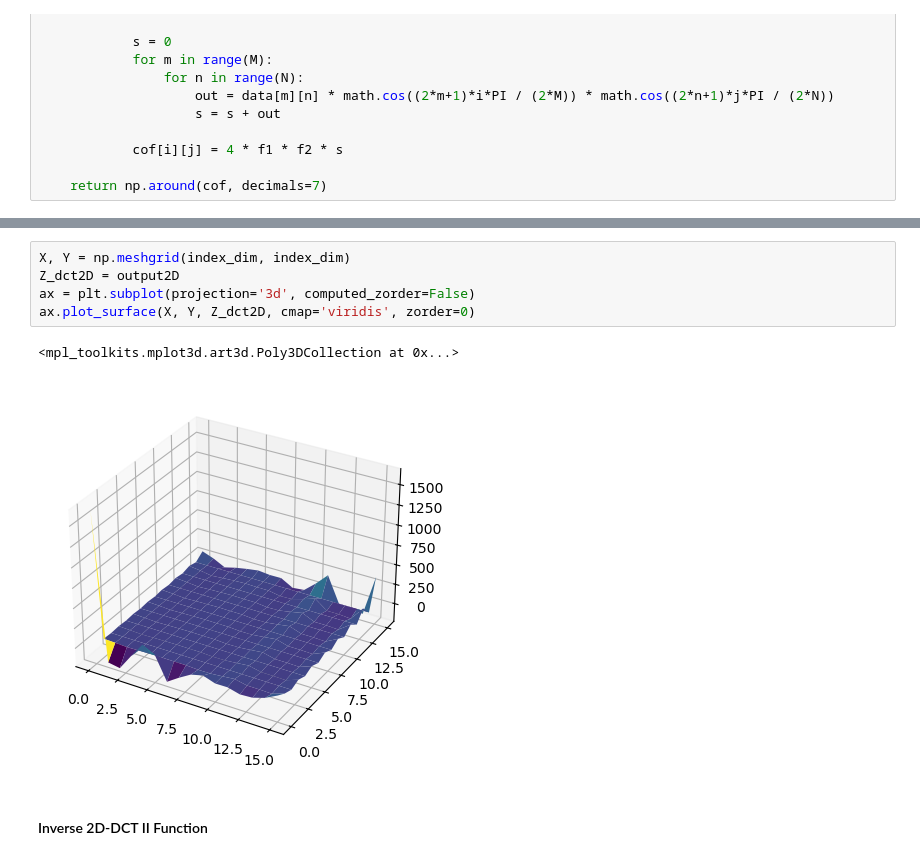
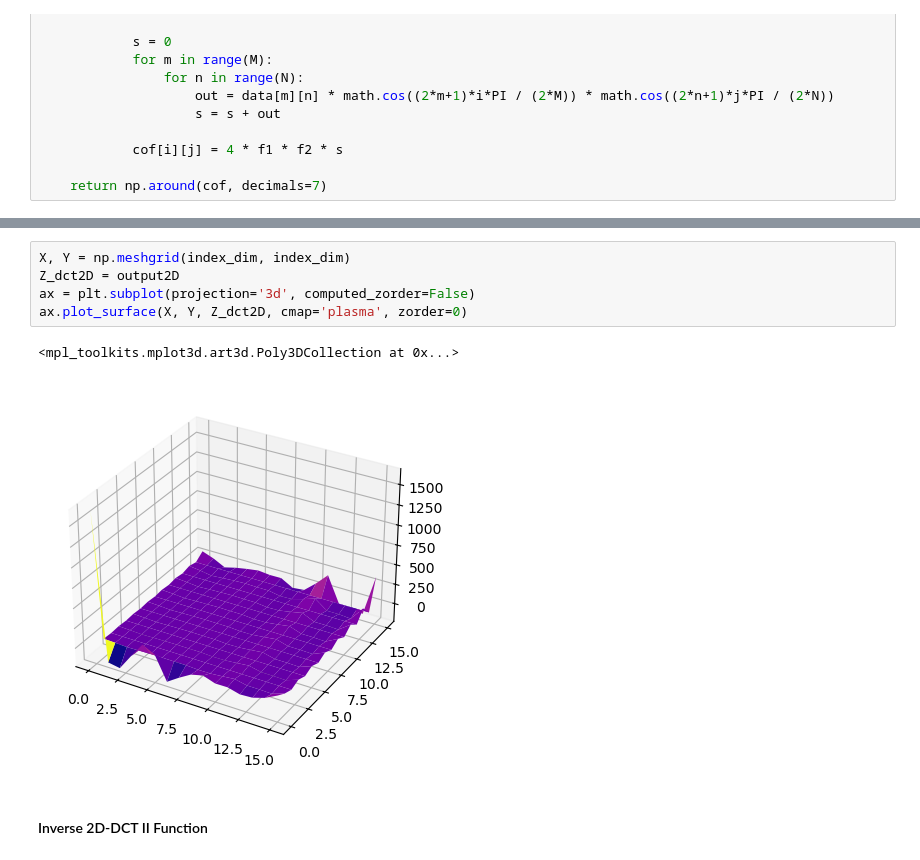
Before and after one commit to ratikaewkam/DCT, a Jupyter notebook: Lab/DCTlab.ipynb, the cells around one changed output, grey strips where cells are left out. Cells and saved outputs as stored; diff of their text form.

```diff
--- a/Lab/DCTlab.ipynb
+++ b/Lab/DCTlab.ipynb
@@ -245,10 +245,10 @@ array([[ 1.65500000e+03, -1.66883052e+02, -1.92546894e+02,
 # %%
 X, Y = np.meshgrid(index_dim, index_dim)
 Z_dct2D = output2D
 ax = plt.subplot(projection='3d', computed_zorder=False)
-ax.plot_surface(X, Y, Z_dct2D, cmap='viridis', zorder=0)
+ax.plot_surface(X, Y, Z_dct2D, cmap='plasma', zorder=0)
 # %% [output]
 <mpl_toolkits.mplot3d.art3d.Poly3DCollection at 0x...>
-[figure, old version]
+[figure, new version]
 # %% [markdown]
 #### Inverse 2D-DCT II Function
```
Also changed, not shown: parts of 15 cells of this notebook.
